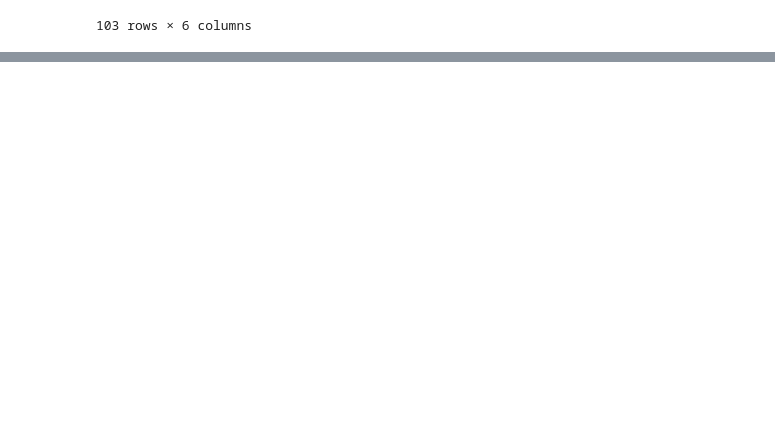
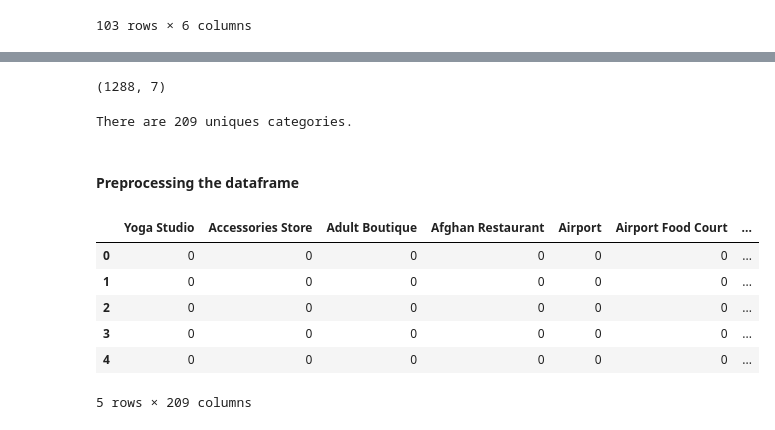
Before and after one commit to Amavisd/Coursera_Capstone, a Jupyter notebook: IBM-DataScience-Course9-Week4-Assignment Submission.ipynb, the cells around one changed output, grey strips where cells are left out. Drawn from its saved outputs; the diff is of its cells as text; code cells hidden in the pictures; blank space fills up the shorter version.

```diff
--- a/IBM-DataScience-Course9-Week4-Assignment Submission.ipynb
+++ b/IBM-DataScience-Course9-Week4-Assignment Submission.ipynb
@@ -276,0 +374,31 @@ finalresult
+# %%
+print(toronto_venues.shape)
+# %% [output]
+(1288, 7)
+# %%
+# Let's find out how many unique categories can be curated from all the returned venues
+print('There are {} uniques categories.'.format(len(toronto_venues['Venue Category'].unique())))
+# %% [output]
+There are 209 uniques categories.
+# %% [markdown]
+#### Preprocessing the dataframe
+# %%
+# one hot encoding
+toronto_onehot = pd.get_dummies(toronto_venues[['Venue Category']], prefix="", prefix_sep="")
+
+# add neighborhood column back to dataframe
+toronto_onehot['Neighborhood'] = toronto_venues['Neighborhood']
+
+# move neighborhood column to the first column
+fixed_columns = [toronto_onehot.columns[-1]] + list(toronto_onehot.columns[:-1])
+toronto_onehot = toronto_onehot[fixed_columns]
+
+toronto_onehot.head()
+# %% [output]
+|  | Yoga Studio | Accessories Store | Adult Boutique | Afghan Restaurant | Airport | Airport Food Court | ... |
+| 0 | 0 | 0 | 0 | 0 | 0 | 0 | ... |
+| 1 | 0 | 0 | 0 | 0 | 0 | 0 | ... |
+| 2 | 0 | 0 | 0 | 0 | 0 | 0 | ... |
+| 3 | 0 | 0 | 0 | 0 | 0 | 0 | ... |
+| 4 | 0 | 0 | 0 | 0 | 0 | 0 | ... |
+5 rows × 209 columns
```
Also changed, not shown: parts of 17 cells of this notebook.
